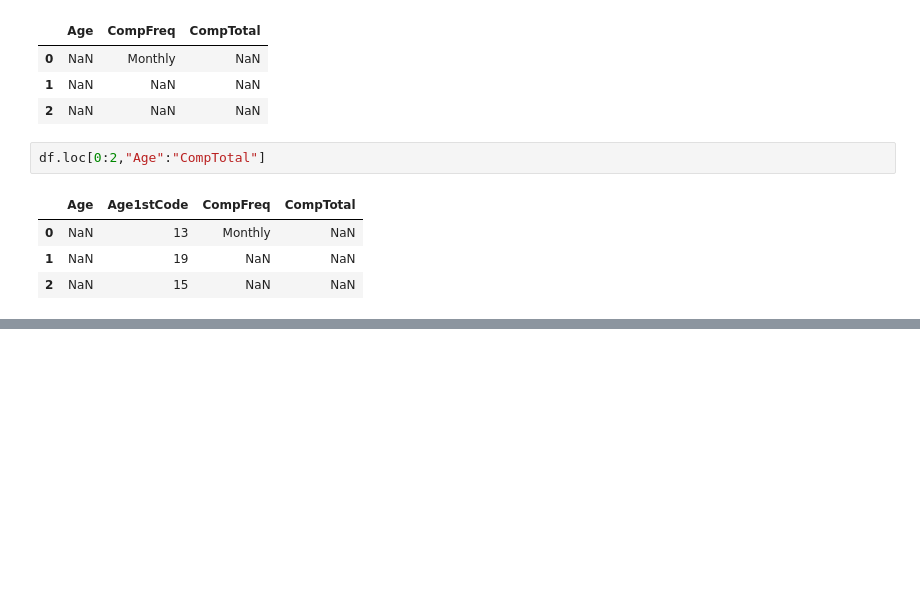
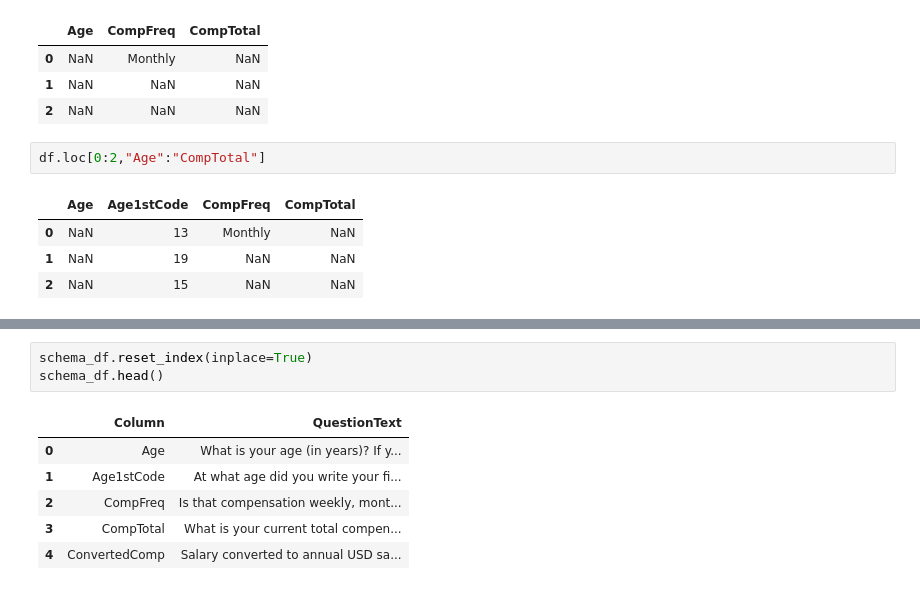
Before and after one commit to kalayu-ftsum/data_science_sample_code, a Jupyter notebook: data analysis/data_analysis.ipynb, the cells around one changed output, grey strips where cells are left out. Saved outputs shown, nothing was run; the diff lists cells and outputs as text; blank space fills up the shorter version.

```diff
--- a/data analysis/data_analysis.ipynb
+++ b/data analysis/data_analysis.ipynb
@@ -209,0 +267,10 @@ df.loc[0:2,"Age":"CompTotal"]
+# %%
+schema_df.reset_index(inplace=True)
+schema_df.head()
+# %% [output]
+|  | Column | QuestionText |
+| 0 | Age | What is your age (in years)? If y... |
+| 1 | Age1stCode | At what age did you write your fi... |
+| 2 | CompFreq | Is that compensation weekly, mont... |
+| 3 | CompTotal | What is your current total compen... |
+| 4 | ConvertedComp | Salary converted to annual USD sa... |
```
Also changed, not shown: parts of 7 cells of this notebook.
